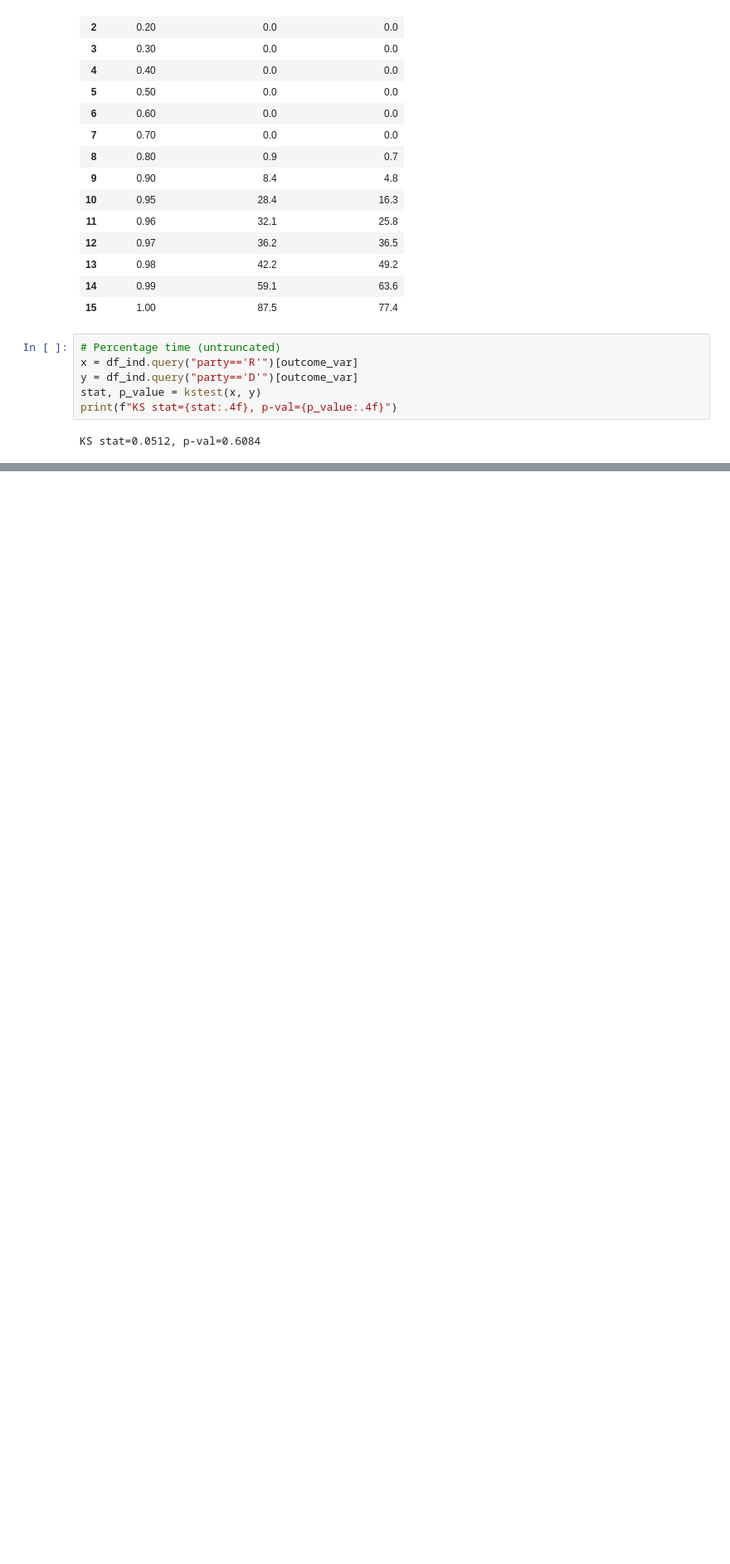
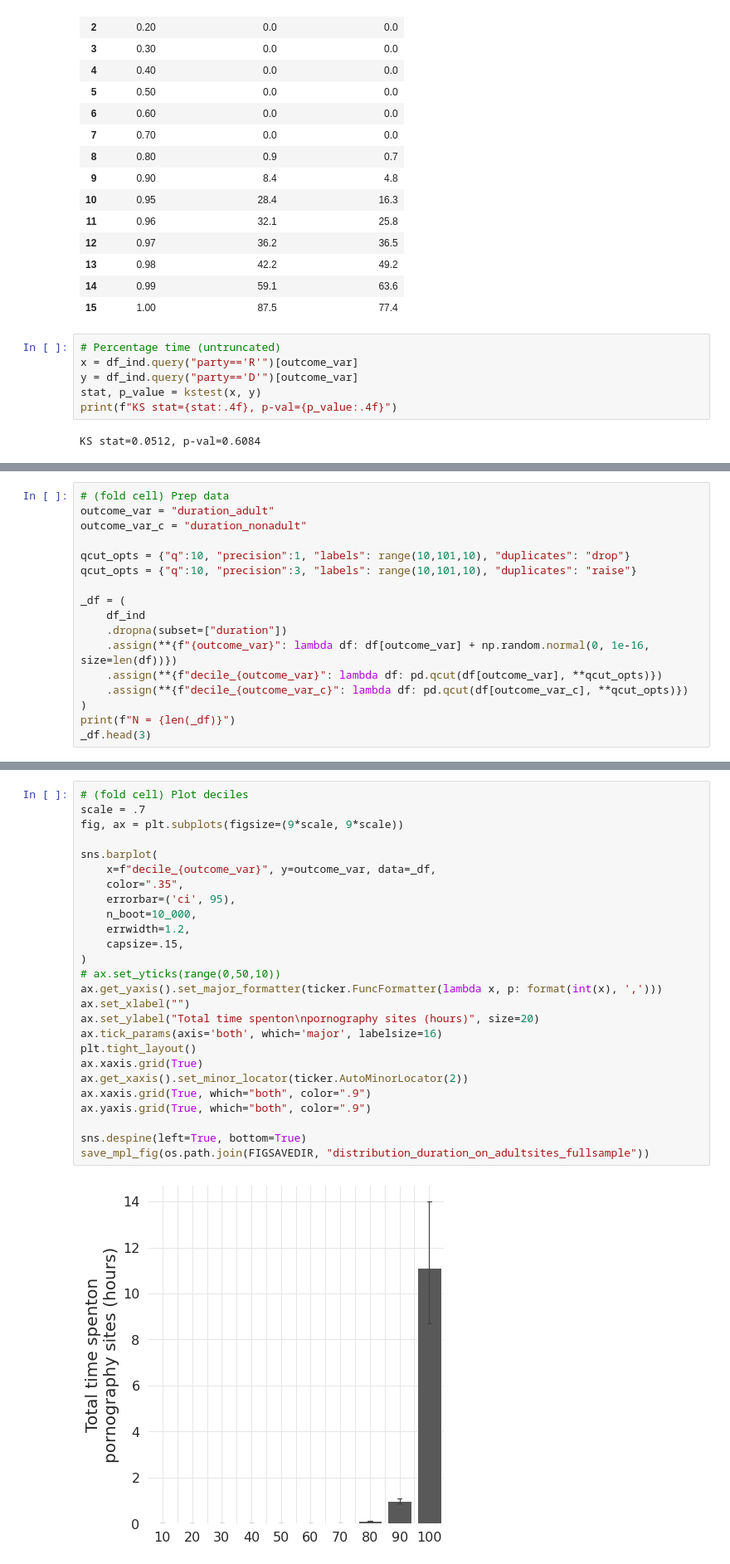
Before and after one commit to soodoku/adult, a Jupyter notebook: scripts/20_duration_on_adultsites.ipynb, the cells around one changed output, grey strips where cells are left out. Shown at 83% size. Saved outputs shown, nothing was run; the diff lists cells and outputs as text; blank space fills up the shorter version.

```diff
--- a/scripts/20_duration_on_adultsites.ipynb
+++ b/scripts/20_duration_on_adultsites.ipynb
@@ -820,0 +832,17 @@ KS stat=0.0512, p-val=0.6084
+# %%
+# (fold cell) Prep data
+outcome_var = "duration_adult"
+outcome_var_c = "duration_nonadult"
+
+qcut_opts = {"q":10, "precision":1, "labels": range(10,101,10), "duplicates": "drop"}
+qcut_opts = {"q":10, "precision":3, "labels": range(10,101,10), "duplicates": "raise"}
+
+_df = (
+    df_ind
+    .dropna(subset=["duration"])
+    .assign(**{f"{outcome_var}": lambda df: df[outcome_var] + np.random.normal(0, 1e-16, size=len(df))})
+    .assign(**{f"decile_{outcome_var}": lambda df: pd.qcut(df[outcome_var], **qcut_opts)})
+    .assign(**{f"decile_{outcome_var_c}": lambda df: pd.qcut(df[outcome_var_c], **qcut_opts)})
+)
+print(f"N = {len(_df)}")
+_df.head(3)
@@ -820,0 +855,28 @@ KS stat=0.0512, p-val=0.6084
+# %%
+# (fold cell) Plot deciles
+scale = .7
+fig, ax = plt.subplots(figsize=(9*scale, 9*scale))
+
+sns.barplot(
+    x=f"decile_{outcome_var}", y=outcome_var, data=_df,
+    color=".35",
+    errorbar=('ci', 95),
+    n_boot=10_000,
+    errwidth=1.2,
+    capsize=.15,
+)
+# ax.set_yticks(range(0,50,10))
+ax.get_yaxis().set_major_formatter(ticker.FuncFormatter(lambda x, p: format(int(x), ',')))
+ax.set_xlabel("")
+ax.set_ylabel("Total time spenton\npornography sites (hours)", size=20)
+ax.tick_params(axis='both', which='major', labelsize=16)
+plt.tight_layout()
+ax.xaxis.grid(True)
+ax.get_xaxis().set_minor_locator(ticker.AutoMinorLocator(2))
+ax.xaxis.grid(True, which="both", color=".9")
+ax.yaxis.grid(True, which="both", color=".9")
+
+sns.despine(left=True, bottom=True)
+save_mpl_fig(os.path.join(FIGSAVEDIR, "distribution_duration_on_adultsites_fullsample"))
+# %% [output]
+[figure, added]
```
Also changed, not shown: parts of 8 cells of this notebook, 4 other files.
